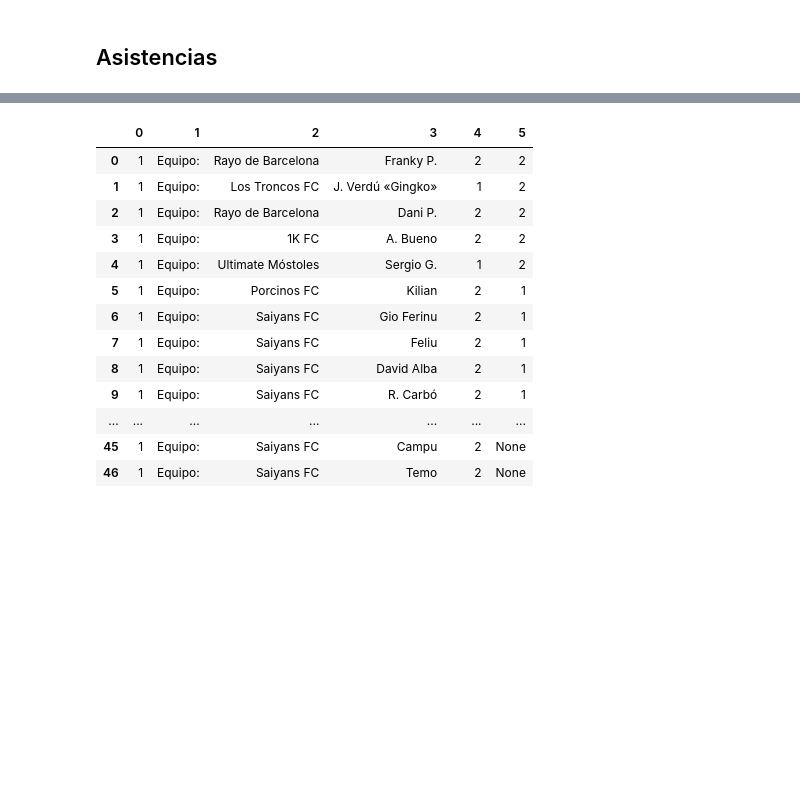
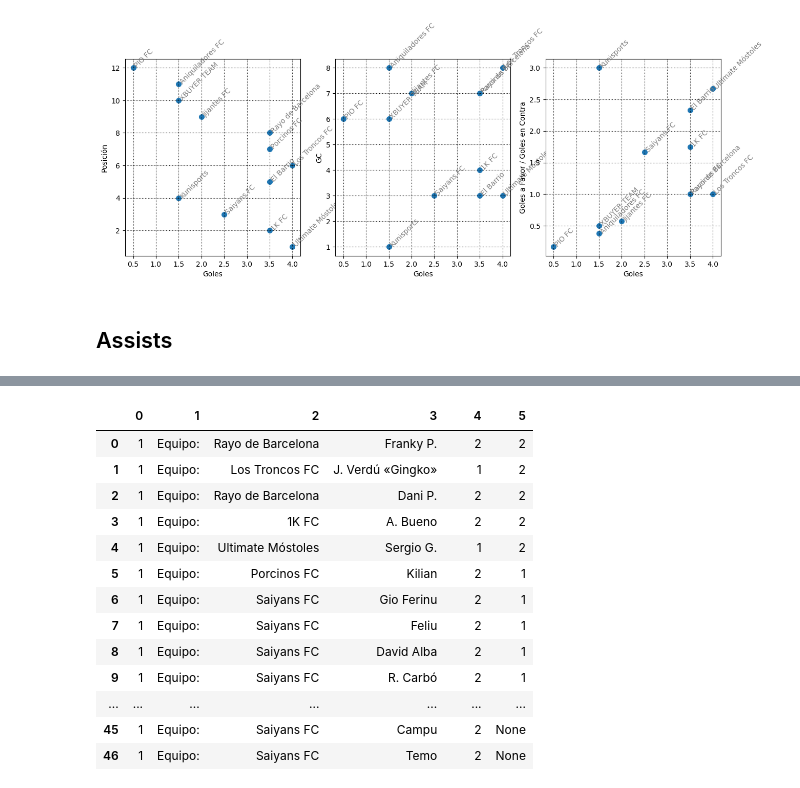
Before and after one commit to imarranz/modelling-kingsleague-scores, a Jupyter notebook: notebooks/20220110-IMA-Load_data_and_clean_data.ipynb, the cells around one changed output, grey strips where cells are left out. Drawn from its saved outputs; the diff is of its cells as text; code cells hidden in the pictures; blank space fills up the shorter version.

```diff
--- a/notebooks/20220110-IMA-Load_data_and_clean_data.ipynb
+++ b/notebooks/20220110-IMA-Load_data_and_clean_data.ipynb
@@ -89,2 +216,32 @@ pd.DataFrame(data).style
+# %%
+data_results = \
+    data.groupby('Equipo').median().sort_values(by = 'Goles').merge(classification, left_index = True, right_index = True)
+data_results['Posición'] = pd.to_numeric(data_results['Posición'])
+data_results['GF'] = pd.to_numeric(data_results['GF'])
+data_results['GC'] = pd.to_numeric(data_results['GC'])
+data_results['GF.GC'] = data_results['GF'] / data_results['GC']
+# %%
+fig, (ax1, ax2, ax3) = plt.subplots(nrows = 1, ncols = 3, figsize = (15,5))
+
+sns.scatterplot(x = 'Goles', y = 'Posición', data = data_results, ax = ax1, s = 75)
+sns.scatterplot(x = 'Goles', y = 'GC', data = data_results, ax = ax2, s = 75)
+sns.scatterplot(x = 'Goles', y = 'GF.GC', data = data_results, ax = ax3, s = 75)
+
+ax1.set_ylabel(r'Posición')
+ax2.set_label(r'Goles en Contra')
+ax3.set_ylabel(r'Goles a Favor / Goles en Contra')
+
+for ax, var in zip([ax1, ax2, ax3], ['Posición', 'GC', 'GF.GC']):
+    ax.grid(linestyle = ':', color = 'black')
+    for i in range(data_results.shape[0]):
+        ax.text(x = data_results.Goles[i],
+                y = data_results[var][i],
+                s = data_results.index[i],
+                color = '0.5',
+                rotation = 45)
+
+plt.show()
+# %% [output]
+[figure, added]
 # %% [markdown]
-## Asistencias
+## Assists
```
Also changed, not shown: parts of 29 cells of this notebook.
